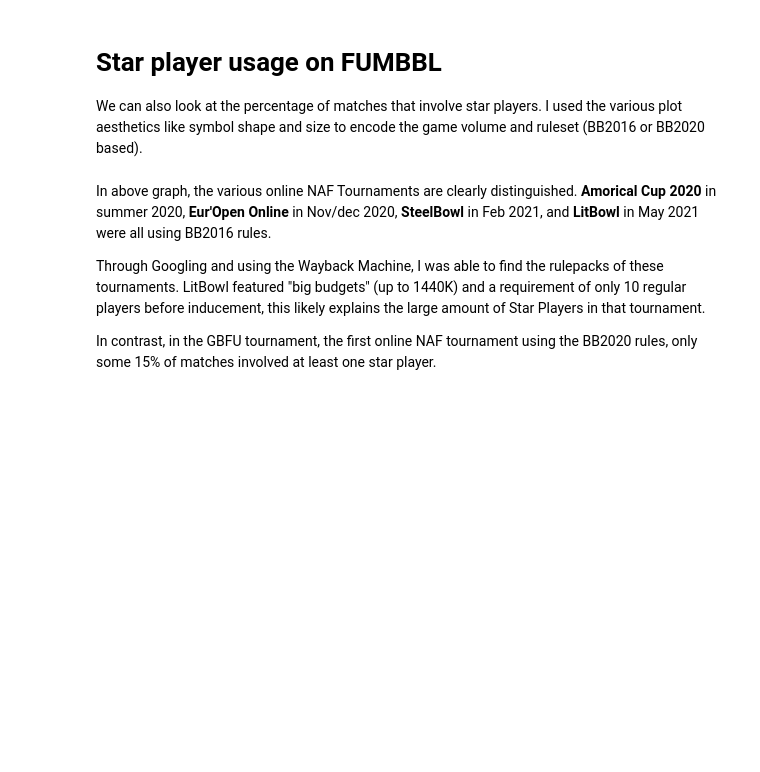
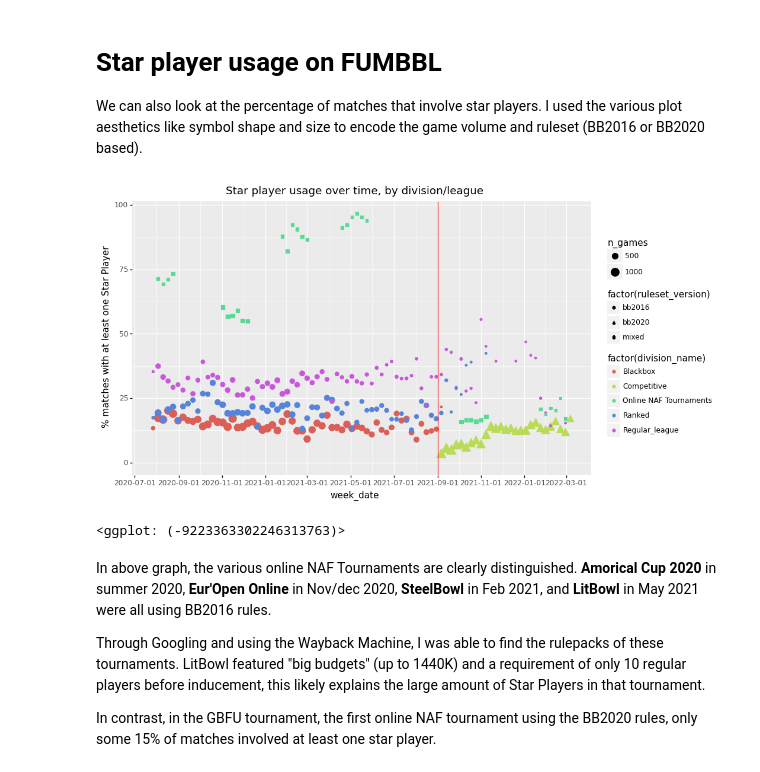
Before and after one commit to gsverhoeven/hugo_source, a Jupyter notebook: content/post/fumbbl_blogpost_src/nufflytics_blog_post.ipynb, the cells around one changed output. Cells and saved outputs as stored; diff of their text form; code cells hidden in the pictures; blank space fills up the shorter version.

```diff
--- a/content/post/fumbbl_blogpost_src/nufflytics_blog_post.ipynb
+++ b/content/post/fumbbl_blogpost_src/nufflytics_blog_post.ipynb
@@ -68,25 +71,29 @@ I used the various plot aesthetics like symbol shape and size to encode the game
 # %%
 divisions = ['Blackbox', 'Competitive', 'Online NAF Tournaments',  'Ranked', 'Regular_league']
 
 res = (df_matches
 .query("division_name in @divisions")
 .groupby(['division_name', 'league', 'ruleset', 'ruleset_version', 'week_date'])
 .agg(
     n_games = ('match_id', 'count'),
     perc_sp = ('has_sp', 'mean')
 )
 .reset_index()
 .sort_values("n_games", ascending=False)
 )
 
-(p9.ggplot(data = res.query("n_games > 30"), mapping = p9.aes(x = 'week_date', y = 'perc_sp',
+(p9.ggplot(data = res.query("n_games > 30"), mapping = p9.aes(x = 'week_date', y = 'perc_sp*100',
 group = 'factor(division_name)', color = 'factor(division_name)'))
     + p9.geom_point(p9.aes(shape = 'factor(ruleset_version)', size = 'n_games'))
     + p9.expand_limits(y=[0,1])
     + p9.scale_size_area()
     + p9.geom_vline(xintercept = '2021-09-01', color = "red")
     + p9.ggtitle("Star player usage over time, by division/league")
-    + p9.theme(figure_size = (10, 6)))
+    + p9.theme(figure_size = (10, 6))
+    + p9.ylab("% matches with at least one Star Player"))
+# %% [output]
+[figure, added]
+<ggplot: (-9223363302246313763)>
 # %% [markdown]
 In above graph, the various online NAF Tournaments are clearly distinguished. **Amorical Cup 2020** in summer 2020, **Eur'Open Online** in Nov/dec 2020, **SteelBowl** in Feb 2021, and **LitBowl** in May 2021 were all using BB2016 rules.
 
```
Also changed, not shown: parts of 8 cells of this notebook, 11 other files.
